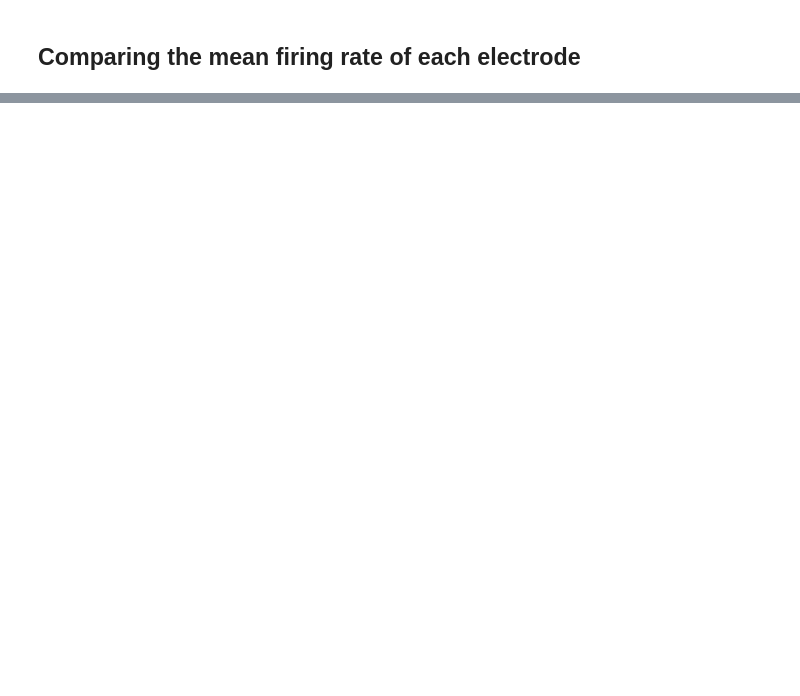
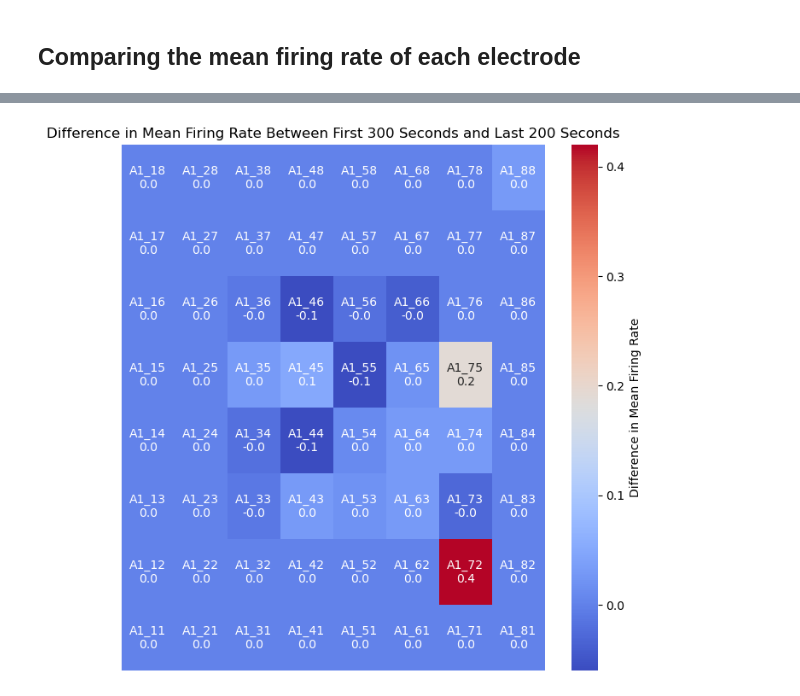
Before and after one commit to Micquoy13/MEA_data, a Jupyter notebook: All PSTH Before Hypoxia Plate 4(001)(000)_spike_counts.ipynb, the cells around one changed output, grey strips where cells are left out. Saved outputs shown, nothing was run; the diff lists cells and outputs as text; code cells hidden in the pictures; blank space fills up the shorter version.

```diff
--- a/All PSTH Before Hypoxia Plate 4(001)(000)_spike_counts.ipynb
+++ b/All PSTH Before Hypoxia Plate 4(001)(000)_spike_counts.ipynb
@@ -189,0 +267,44 @@ print(mean_firing_rate)
+# %%
+import numpy as np
+import matplotlib.pyplot as plt
+import seaborn as sns
+
+# Calculate the difference between the first and last segments
+difference_array = first_segment_means_array - last_segment_means_array
+
+# Determine the size of the reshaped array
+num_columns = len(columns)
+side_length = int(np.ceil(np.sqrt(num_columns)))
+
+# Pad the arrays to make them square if necessary
+pad_size = side_length**2 - num_columns
+difference_array_padded = np.pad(difference_array, (0, pad_size), mode='constant', constant_values=0)
+columns_array_padded = np.pad(columns_array, (0, pad_size), mode='constant', constant_values='')
+
+# Reshape the arrays to the determined size
+difference_matrix = difference_array_padded.reshape(side_length, side_length)
+columns_matrix = columns_array_padded.reshape(side_length, side_length)
+
+# Transpose the matrices to count upwards
+difference_matrix = difference_matrix.T
+columns_matrix = columns_matrix.T
+
+# Flip the matrices vertically to start from the bottom-left corner
+difference_matrix = np.flipud(difference_matrix)
+columns_matrix = np.flipud(columns_matrix)
+
+# Create a custom annotation array
+annotation_array = np.array([[f'{columns_matrix[i, j]}\n{difference_matrix[i, j]:.1f}' if columns_matrix[i, j] else '' for j in range(side_length)] for i in range(side_length)])
+
+# Create adaptable title based on the durations
+difference_plot_title = f'Difference in Mean Firing Rate Between First {first_segment_duration} Seconds and Last {last_segment_duration} Seconds'
+
+# Create a heatmap to visualize the differences with custom annotations
+plt.figure(figsize=(8, 8))
+sns.heatmap(difference_matrix, annot=annotation_array, fmt='', cmap='coolwarm', cbar_kws={'label': 'Difference in Mean Firing Rate'}, xticklabels=False, yticklabels=False)
+plt.title(difference_plot_title)
+plt.xlabel('')
+plt.ylabel('')
+plt.show()
+# %% [output]
+[figure, added]
```
Also changed, not shown: parts of 6 cells of this notebook.
